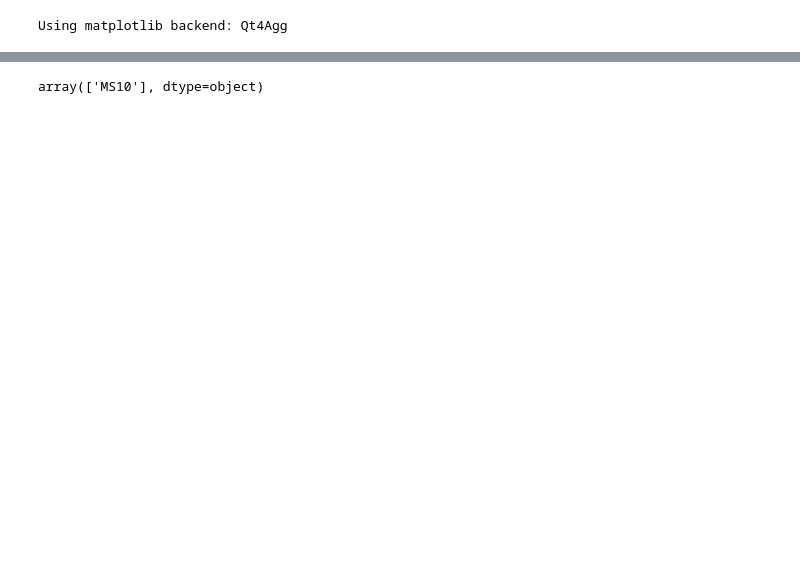
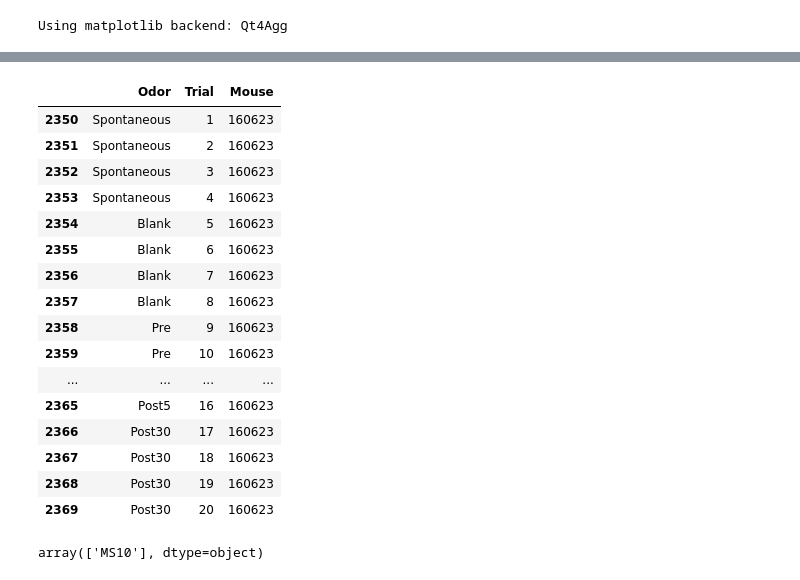
Before and after one commit to liu-annie/CaI, a Jupyter notebook: TrialHistory.ipynb, the cells around one changed output, grey strips where cells are left out. Saved outputs shown, nothing was run; the diff lists cells and outputs as text; code cells hidden in the pictures; blank space fills up the shorter version.

```diff
--- a/TrialHistory.ipynb
+++ b/TrialHistory.ipynb
@@ -68,0 +76,20 @@ for x in sortedtrials.Trial.unique():
+# %%
+df[df.Mouse==x]
+# %% [output]
+|  | Odor | Trial | Mouse |
+| 2350 | Spontaneous | 1 | 160623 |
+| 2351 | Spontaneous | 2 | 160623 |
+| 2352 | Spontaneous | 3 | 160623 |
+| 2353 | Spontaneous | 4 | 160623 |
+| 2354 | Blank | 5 | 160623 |
+| 2355 | Blank | 6 | 160623 |
+| 2356 | Blank | 7 | 160623 |
+| 2357 | Blank | 8 | 160623 |
+| 2358 | Pre | 9 | 160623 |
+| 2359 | Pre | 10 | 160623 |
+| ... | ... | ... | ... |
+| 2365 | Post5 | 16 | 160623 |
+| 2366 | Post30 | 17 | 160623 |
+| 2367 | Post30 | 18 | 160623 |
+| 2368 | Post30 | 19 | 160623 |
+| 2369 | Post30 | 20 | 160623 |
```
Also changed, not shown: parts of 5 cells of this notebook, 1 other file.
